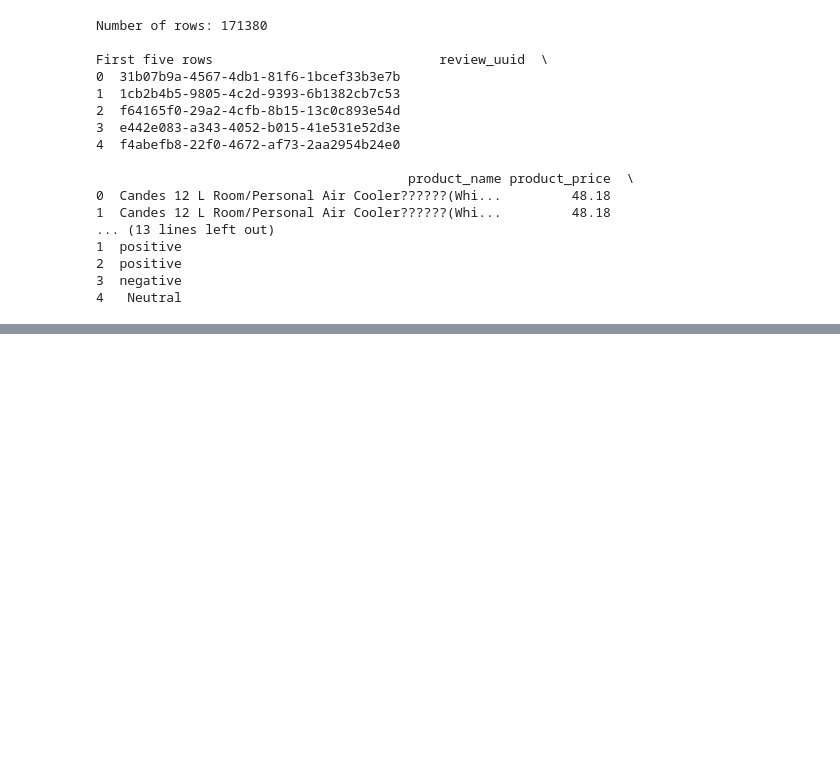
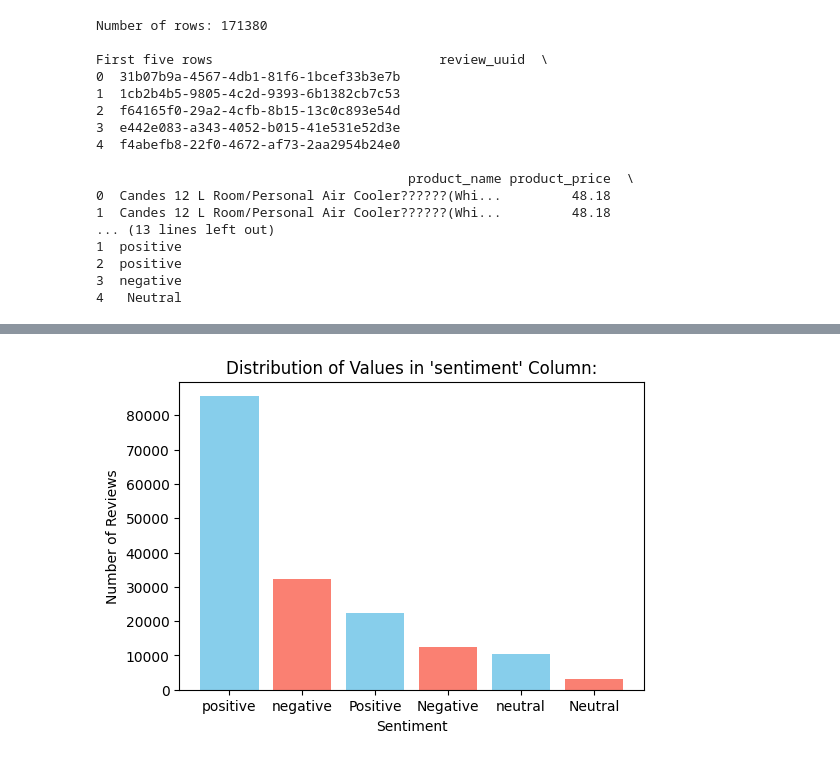
Before and after one commit to AnaP-997/product-review-project, a Jupyter notebook: notebook/product_review_analysis1.ipynb, the cells around one changed output, grey strips where cells are left out. Drawn from its saved outputs; the diff is of its cells as text; code cells hidden in the pictures; blank space fills up the shorter version.

```diff
--- a/notebook/product_review_analysis1.ipynb
+++ b/notebook/product_review_analysis1.ipynb
@@ -30,0 +79,4 @@ First five rows                             review_uuid  \
+# %%
+sentiment_counts=df['sentiment'].value_counts()
+print("Distribution of values inside 'sentiment' column:\n")
+print(sentiment_counts)
@@ -30,0 +103,9 @@ First five rows                             review_uuid  \
+# %%
+plt.figure(figsize=(6,4))
+plt.bar(sentiment_counts.index,sentiment_counts.values,color=['skyblue','salmon'])
+plt.title("Distribution of Values in 'sentiment' Column:")
+plt.xlabel("Sentiment")
+plt.ylabel("Number of Reviews")
+plt.show()
+# %% [output]
+[figure, added]
```
Also changed, not shown: parts of 26 cells of this notebook.
